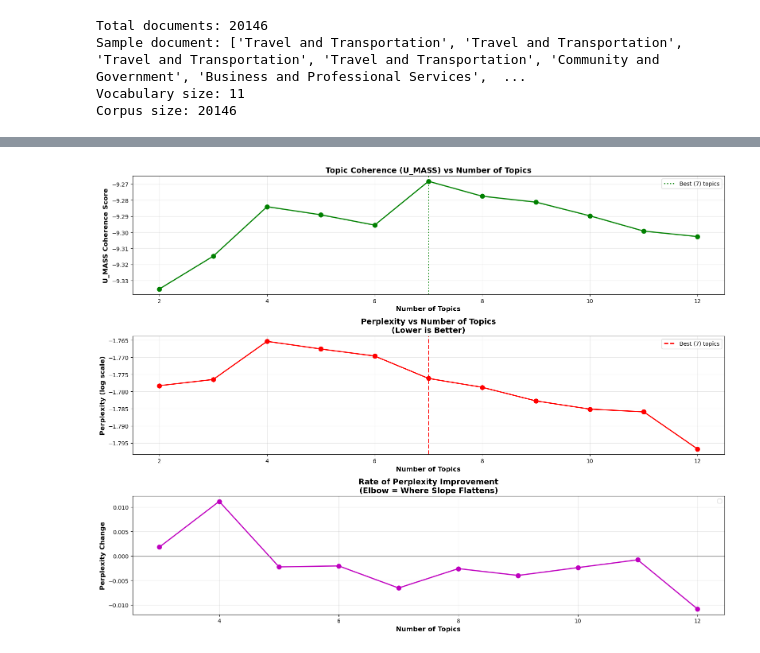
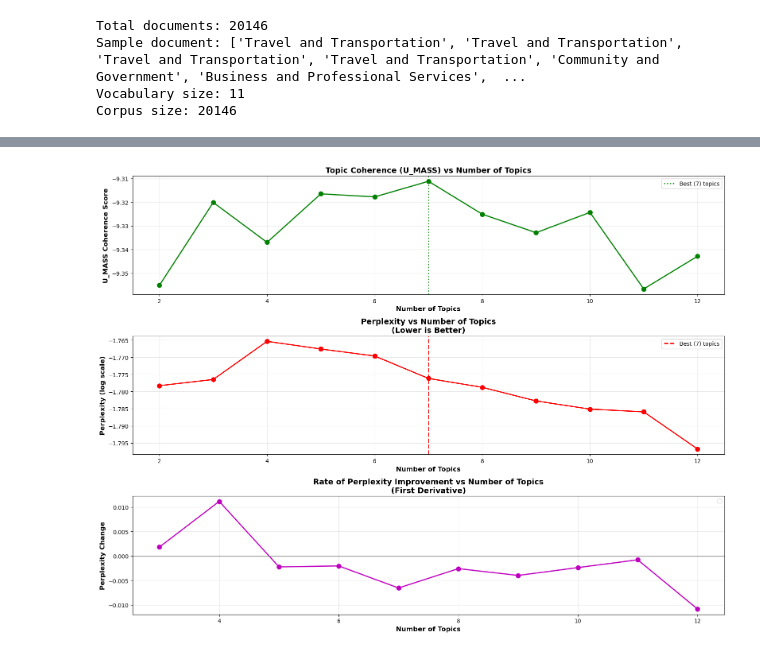
Before and after one commit to waseq-unsw/DATA5925_Code, a Jupyter notebook: visualization_analysis.ipynb, the cells around one changed output, grey strips where cells are left out. Saved outputs shown, nothing was run; the diff lists cells and outputs as text; code cells hidden in the pictures.

Commit message:
changes in visualization

```diff
--- a/visualization_analysis.ipynb
+++ b/visualization_analysis.ipynb
@@ -200,40 +207,40 @@ fig, axes = plt.subplots(3, 1, figsize=(16, 12))
 
 
 #  U_MASS Coherence (closer to 0 is better)
-axes[0].plot(range(2, 13), coherence_vals, 'go-', linewidth=2, markersize=8)
-max_umass_idx = np.argmax(coherence_vals)  # Closer to 0 is better (less negative)
+axes[0].plot(range(2, 13), coherence_values, 'go-', linewidth=2, markersize=8)
+max_umass_idx = np.argmax(coherence_values)  # Closer to 0 is better (less negative)
 axes[0].axvline(x=max_umass_idx + 2, color='green', linestyle=':',
                    linewidth=2, label=f'Best ({max_umass_idx + 2}) topics')
 axes[0].set_xlabel('Number of Topics', fontsize=12, fontweight='bold')
 axes[0].set_ylabel('U_MASS Coherence Score', fontsize=12, fontweight='bold')
 axes[0].set_title('Topic Coherence (U_MASS) vs Number of Topics',
                      fontsize=14, fontweight='bold')
 axes[0].grid(alpha=0.3)
 axes[0].legend()
 
 # Perplexity
 axes[1].plot(topic_range, perplexity_vals, 'ro-', linewidth=2, markersize=8)
-axes[1].axvline(x=max_umass_idx + 2, color='red', linestyle='--', linewidth=2, label=f'Best ({max_umass_idx + 2}) topics')
+axes[1].axvline(x=max_umass_idx + 2, color='red', linestyle='--', linewidth=2, label=f'Best ({max_umass_idx + 2}) topics') #Offset by 2 because topic_range starts at 2
 axes[1].set_xlabel('Number of Topics', fontsize=12, fontweight='bold')
 axes[1].set_ylabel('Perplexity (log scale)', fontsize=12, fontweight='bold')
 axes[1].set_title('Perplexity vs Number of Topics\n(Lower is Better)',
                      fontsize=14, fontweight='bold')
 axes[1].grid(alpha=0.3)
 axes[1].legend()
 
 # Rate of change in perplexity
 perplexity_diffs = np.diff(perplexity_vals)
 axes[2].plot(list(topic_range)[1:], perplexity_diffs, 'mo-', linewidth=2, markersize=8)
 axes[2].axhline(y=0, color='gray', linestyle='-', linewidth=1)
 axes[2].set_xlabel('Number of Topics', fontsize=12, fontweight='bold')
 axes[2].set_ylabel('Perplexity Change', fontsize=12, fontweight='bold')
-axes[2].set_title('Rate of Perplexity Improvement\n(Elbow = Where Slope Flattens)',
+axes[2].set_title('Rate of Perplexity Improvement vs Number of Topics\n(First Derivative)',
                      fontsize=14, fontweight='bold')
 axes[2].grid(alpha=0.3)
 axes[2].legend()
 
 plt.tight_layout()
 plt.savefig('figures/topic_selection.png', dpi=300, bbox_inches='tight')
 plt.show()
 # %% [output]
-[figure, old version]
+[figure, new version]
```
Also changed, not shown: parts of 5 cells of this notebook, 2 other files.
